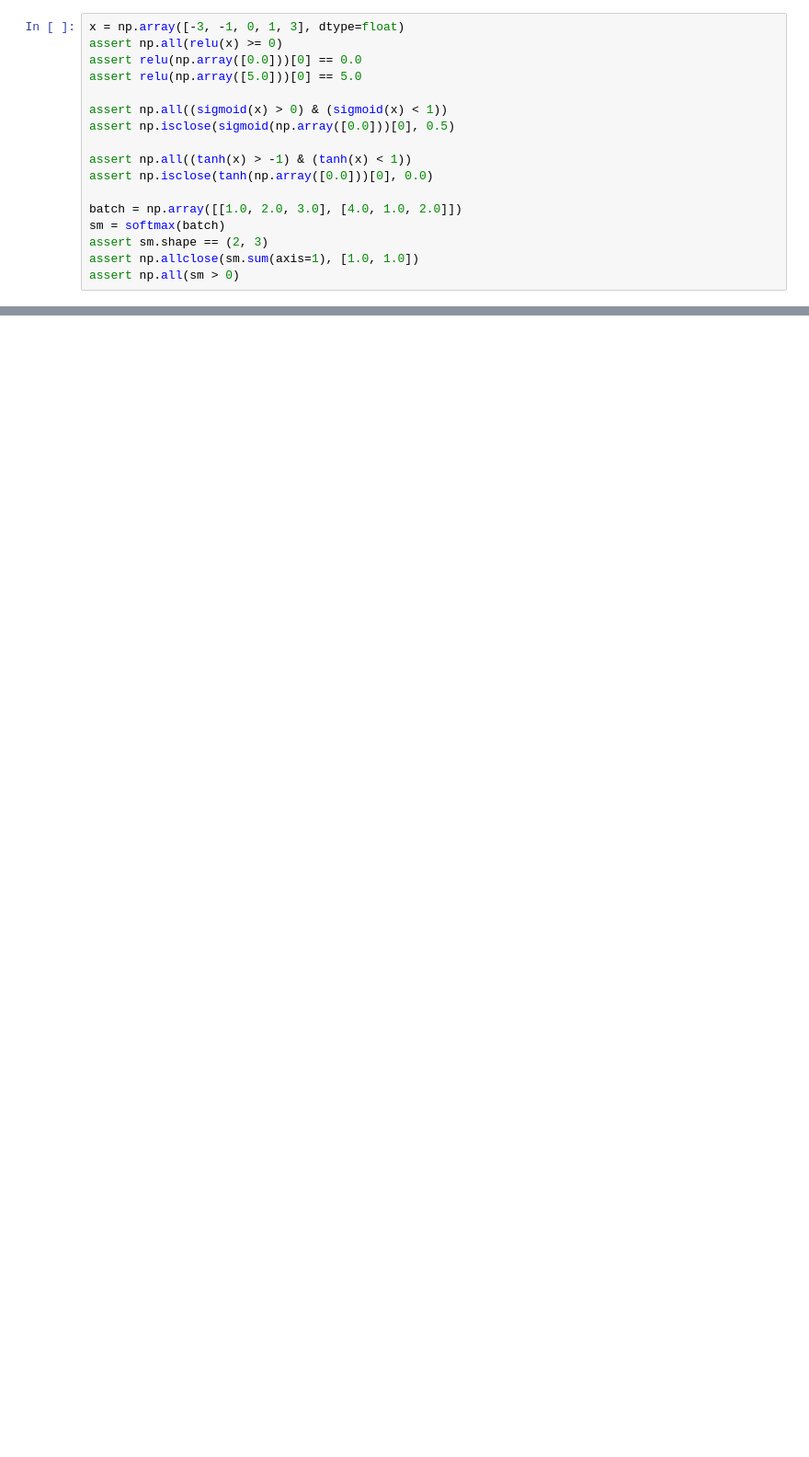
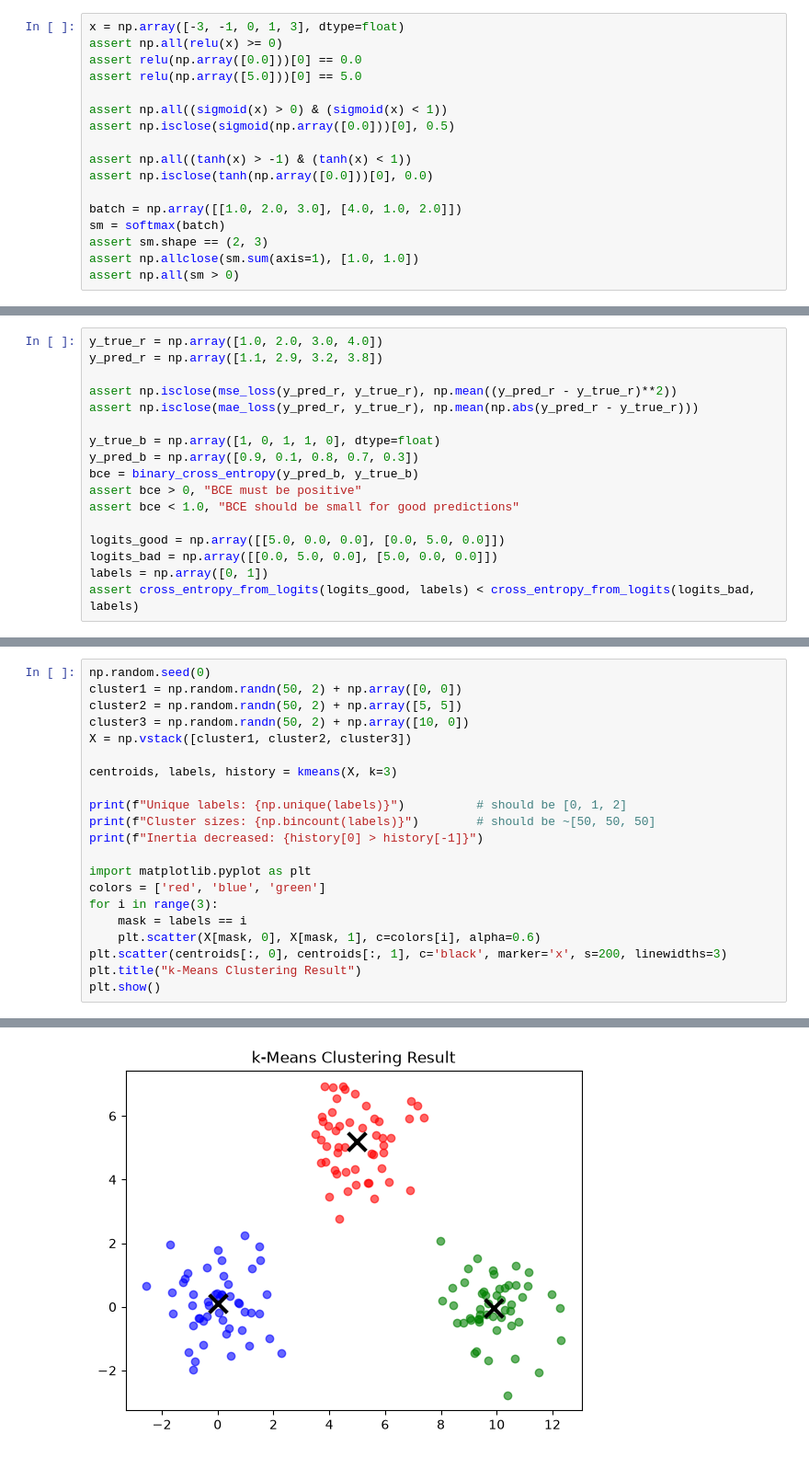
Before and after one commit to Kacperxk/kacper-ml-journey, a Jupyter notebook: phase0/numpy/section8_ML.ipynb, the cells around one changed output, grey strips where cells are left out. Shown at 92% size. Drawn from its saved outputs; the diff is of its cells as text; blank space fills up the shorter version.

```diff
--- a/phase0/numpy/section8_ML.ipynb
+++ b/phase0/numpy/section8_ML.ipynb
@@ -81,0 +97,17 @@ def categorical_cross_entropy(y_pred_probs: np.ndarray, y_true_onehot: np.ndarra
+# %%
+y_true_r = np.array([1.0, 2.0, 3.0, 4.0])
+y_pred_r = np.array([1.1, 2.9, 3.2, 3.8])
+
+assert np.isclose(mse_loss(y_pred_r, y_true_r), np.mean((y_pred_r - y_true_r)**2))
+assert np.isclose(mae_loss(y_pred_r, y_true_r), np.mean(np.abs(y_pred_r - y_true_r)))
+
+y_true_b = np.array([1, 0, 1, 1, 0], dtype=float)
+y_pred_b = np.array([0.9, 0.1, 0.8, 0.7, 0.3])
+bce = binary_cross_entropy(y_pred_b, y_true_b)
+assert bce > 0, "BCE must be positive"
+assert bce < 1.0, "BCE should be small for good predictions"
+
+logits_good = np.array([[5.0, 0.0, 0.0], [0.0, 5.0, 0.0]])
+logits_bad = np.array([[0.0, 5.0, 0.0], [5.0, 0.0, 0.0]])
+labels = np.array([0, 1])
+assert cross_entropy_from_logits(logits_good, labels) < cross_entropy_from_logits(logits_bad, labels)
@@ -81,0 +227,22 @@ def categorical_cross_entropy(y_pred_probs: np.ndarray, y_true_onehot: np.ndarra
+# %%
+np.random.seed(0)
+cluster1 = np.random.randn(50, 2) + np.array([0, 0])
+cluster2 = np.random.randn(50, 2) + np.array([5, 5])
+cluster3 = np.random.randn(50, 2) + np.array([10, 0])
+X = np.vstack([cluster1, cluster2, cluster3])
+
+centroids, labels, history = kmeans(X, k=3)
+
+print(f"Unique labels: {np.unique(labels)}")          # should be [0, 1, 2]
+print(f"Cluster sizes: {np.bincount(labels)}")        # should be ~[50, 50, 50]
+print(f"Inertia decreased: {history[0] > history[-1]}")
+
+import matplotlib.pyplot as plt
+colors = ['red', 'blue', 'green']
+for i in range(3):
+    mask = labels == i
+    plt.scatter(X[mask, 0], X[mask, 1], c=colors[i], alpha=0.6)
+plt.scatter(centroids[:, 0], centroids[:, 1], c='black', marker='x', s=200, linewidths=3)
+plt.title("k-Means Clustering Result")
+plt.show()
+# %% [output]
@@ -81,0 +252 @@ def categorical_cross_entropy(y_pred_probs: np.ndarray, y_true_onehot: np.ndarra
+[figure, added]
```
Also changed, not shown: parts of 5 cells of this notebook.
